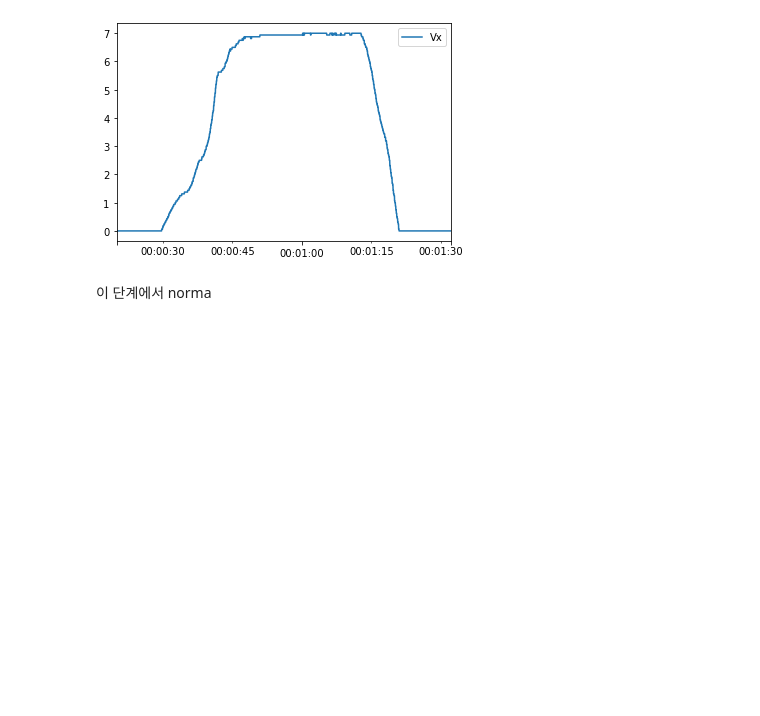
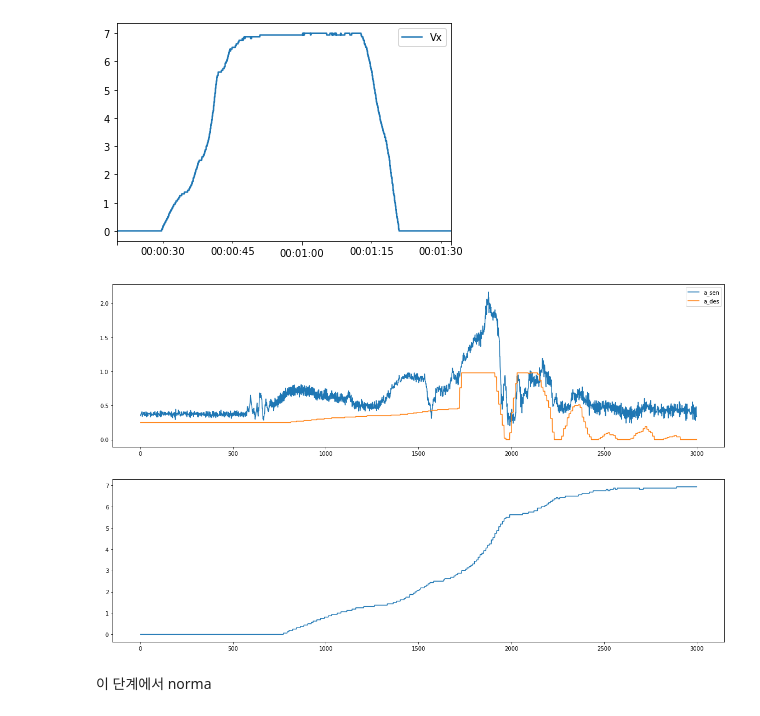
Before and after one commit to jihoon8900/h2bus_predict_accel, a Jupyter notebook: test.ipynb, the cells around one changed output. Drawn from its saved outputs; the diff is of its cells as text; code cells hidden in the pictures; blank space fills up the shorter version.

```diff
--- a/test.ipynb
+++ b/test.ipynb
@@ -107,6 +107,20 @@ plt.show()
 [figure]
 # %%
 data = mat_df[['Vx','a_sen','a_des']][200:].values # 앞 부분은 잘라냄.
+# %%
+start= 2000
+viewStep = 3000
+diffStep = 30 # 20~30 step 보면 될듯?
+plt.figure(figsize=(20,12))
+plt.subplot(2,1,1)
+plt.plot(data[start+diffStep:start+viewStep+diffStep,1], label='a_sen')
+plt.plot(data[start:start+viewStep:,2], label='a_des')
+plt.legend()
+plt.subplot(2,1,2)
+plt.plot(data[start:start+viewStep:,0])
+plt.show()
+# %% [output]
+[figure, added]
 # %% [markdown]
 이 단계에서 norma
 # %% [markdown]
```
Also changed, not shown: parts of 7 cells of this notebook, 3 other files.
